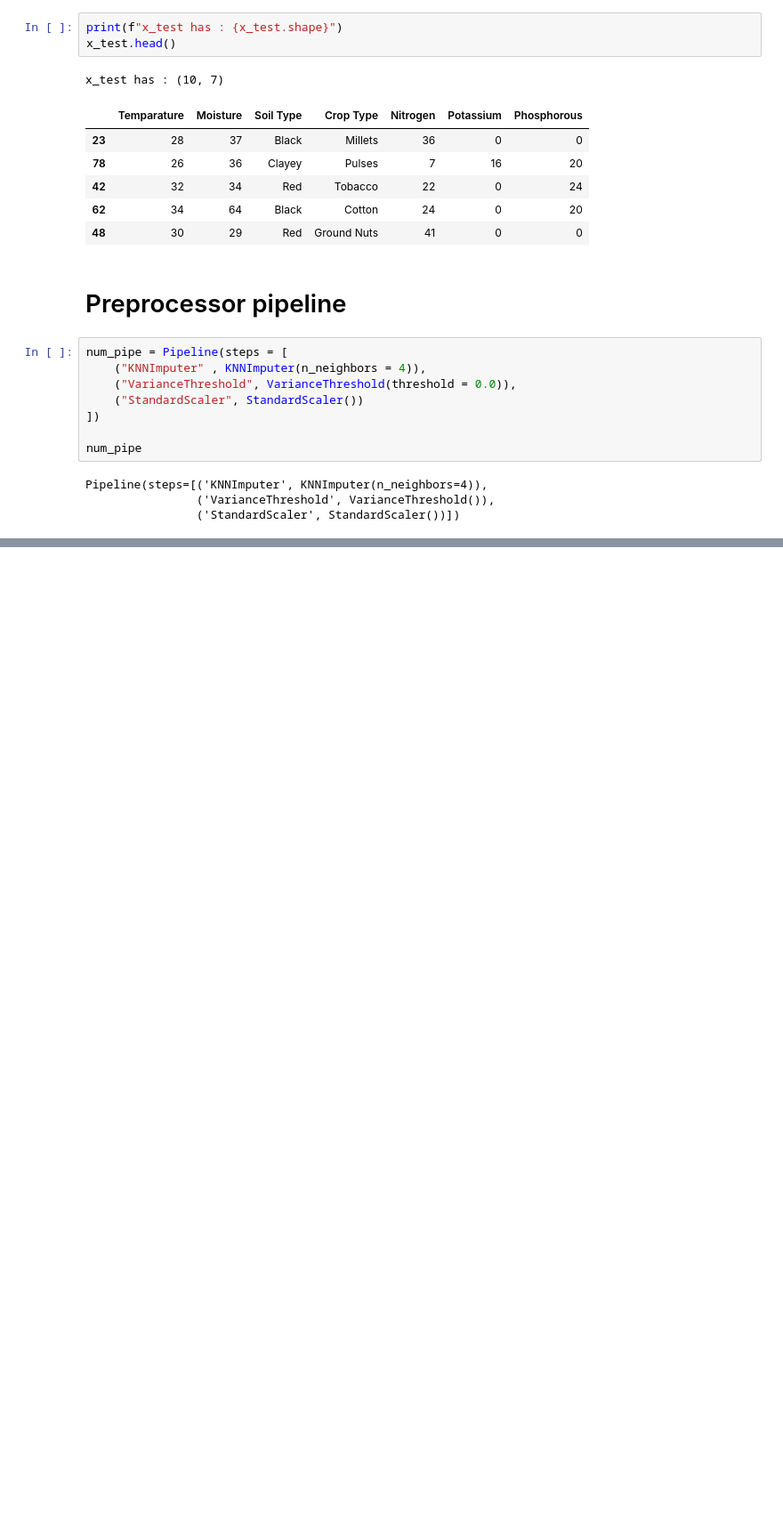
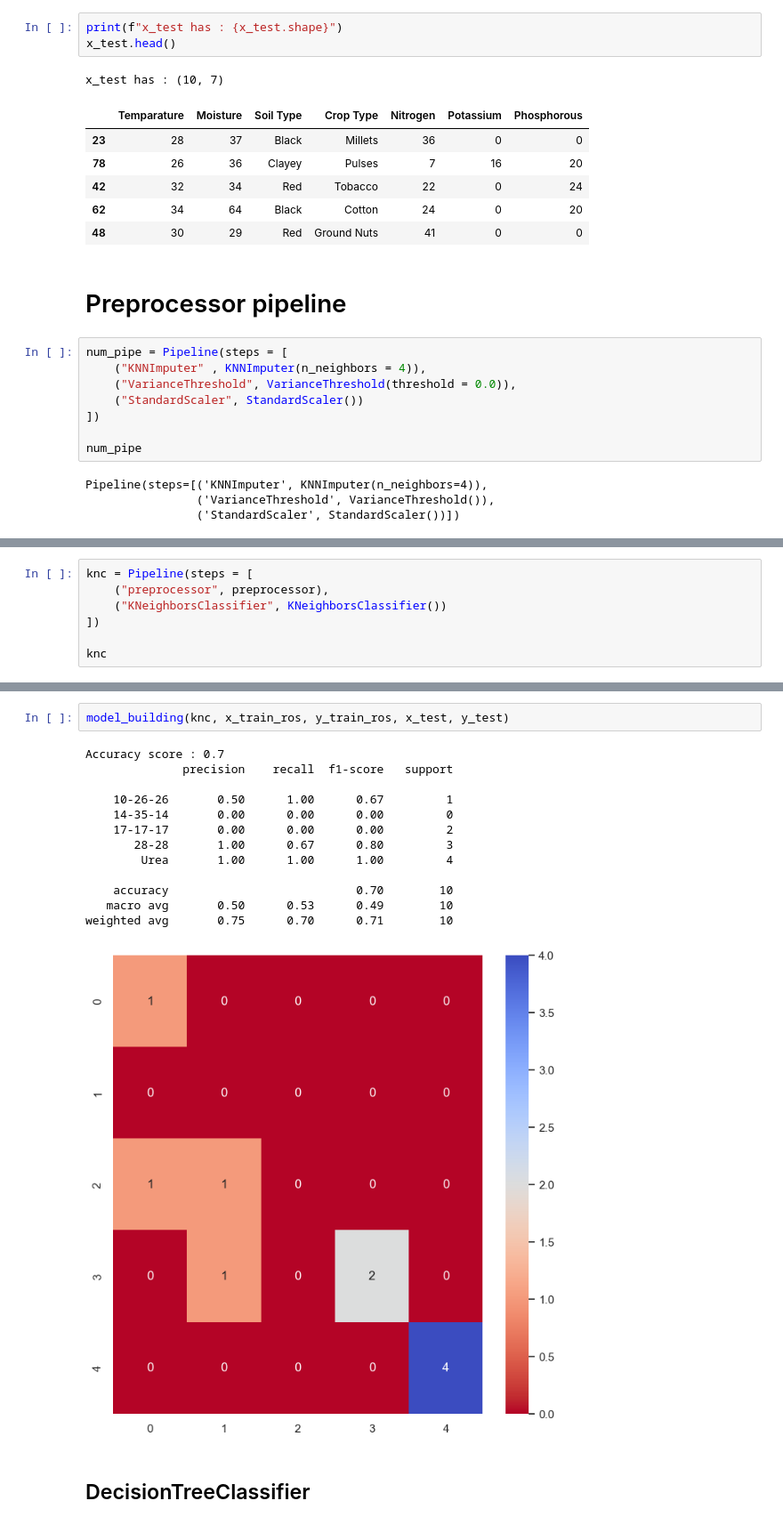
Before and after one commit to pinilDissanayaka/Fertilizer-Type-Prediction, a Jupyter notebook: Notebook/Fertilizer Type Prediction.ipynb, the cells around one changed output, grey strips where cells are left out. Shown at 89% size. Saved outputs shown, nothing was run; the diff lists cells and outputs as text; blank space fills up the shorter version.

```diff
--- a/Notebook/Fertilizer Type Prediction.ipynb
+++ b/Notebook/Fertilizer Type Prediction.ipynb
@@ -384,0 +502,7 @@ Pipeline(steps=[('preprocessor_1',
+# %%
+knc = Pipeline(steps = [
+    ("preprocessor", preprocessor),
+    ("KNeighborsClassifier", KNeighborsClassifier())
+])
+
+knc
@@ -384,0 +527,18 @@ Pipeline(steps=[('preprocessor_1',
+# %%
+model_building(knc, x_train_ros, y_train_ros, x_test, y_test)
+# %% [output]
+Accuracy score : 0.7
+              precision    recall  f1-score   support
+
+    10-26-26       0.50      1.00      0.67         1
+    14-35-14       0.00      0.00      0.00         0
+    17-17-17       0.00      0.00      0.00         2
+       28-28       1.00      0.67      0.80         3
+        Urea       1.00      1.00      1.00         4
+
+    accuracy                           0.70        10
+   macro avg       0.50      0.53      0.49        10
+weighted avg       0.75      0.70      0.71        10
+[figure, added]
+# %% [markdown]
+## DecisionTreeClassifier
```
Also changed, not shown: parts of 41 cells of this notebook, 3 other files.
